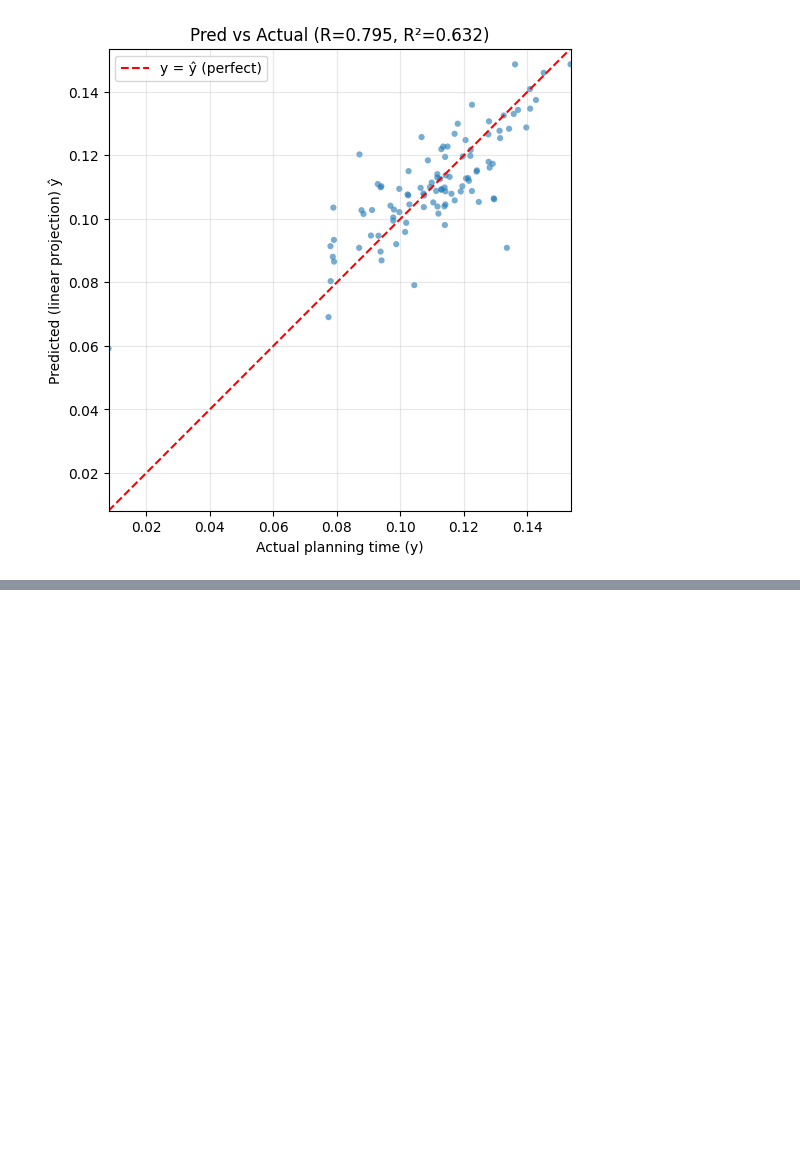
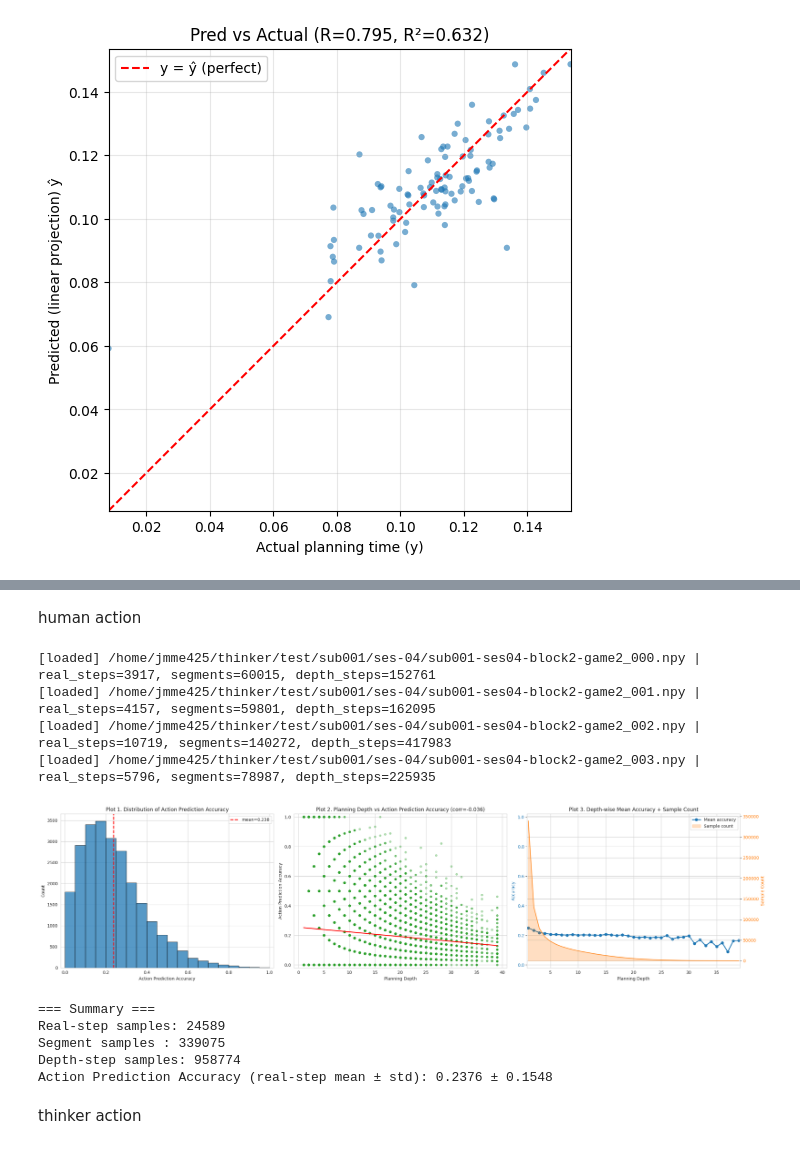
Before and after one commit to jmjmfasdf/thinker, a Jupyter notebook: embedding_analysis.ipynb, the cells around one changed output, grey strips where cells are left out. Saved outputs shown, nothing was run; the diff lists cells and outputs as text; code cells hidden in the pictures; blank space fills up the shorter version.

```diff
--- a/embedding_analysis.ipynb
+++ b/embedding_analysis.ipynb
@@ -19,11 +10,12 @@ print(np.unique(ha.argmax(axis=1), return_counts=True))
 # %%
 file_dir = 'sub003-ses02-block2-game2/video_stat_000.npy'
+file_dir = 'sub001-ses04-block2-game2/video_stat_000.npy'
+file_dir = 'sub001/ses-04/sub001-ses04-block2-game2_000.npy'
+#file_dir = 'thinker-20250817-133813-4500064-0/video_stat.npy'
 #file_dir = 'thinker-20251128-113442-90400-0/video_stat.npy'
 #file_dir = 'thinker-20251023-165530-327280-0/video_stat.npy'
 #file_dir = 'test/spaceinvaders_9e6_1.npy'
 data_dir = os.path.join('./test', file_dir)
 data = (np.load(data_dir, allow_pickle=True)).item()
 print('data.keys():', data.keys())
-print('real image data length:', len(data['real_imgs']))
-print('imagination image data length:', len(data['im_imgs']))
 # %% [output]
@@ -32,0 +23,36 @@ imagination image data length: 227291
+# %%
+import numpy as np
+
+status = np.asarray(data["status"]).reshape(-1)
+cur_rewards = np.asarray(data["env_return"])   # <- flatten 하지 않음
+
+print("status shape:", status.shape)
+print("cur_rewards shape:", cur_rewards.shape)
+
+# 축 방향이 뒤집혀 있으면 보정
+if cur_rewards.shape[0] != status.shape[0]:
+    if cur_rewards.ndim >= 2 and cur_rewards.shape[1] == status.shape[0]:
+        cur_rewards = cur_rewards.T
+    else:
+        raise ValueError(f"shape mismatch: status={status.shape}, cur_rewards={cur_rewards.shape}")
+
+mask = (status == 0)
+
+# status==0 인덱스의 cur_rewards 총합 (모든 reward 채널 합산)
+total_cur_rewards_status0 = np.nansum(cur_rewards[mask])
+print("sum(cur_rewards | status==0) =", total_cur_rewards_status0)
+
+real_mask = (status == 0)
+
+# real step의 env_return만 추린 배열
+real_rewards = cur_rewards[real_mask]
+
+# 그중 뒤에서 100개 (100개보다 적으면 있는 만큼만)
+last100_real = real_rewards[-100:]
+
+print("real step count:", real_rewards.shape[0])
+print("last 100 real-step env_return:\n", last100_real)
+
+
+# (선택) 만약 cur_rewards가 2차원이고 첫 번째 채널만 보고 싶으면:
+# print("sum(cur_rewards[:,0] | status==0) =", np.nansum(cur_rewards[mask, 0]))
@@ -1202,0 +1574,2 @@ print("end count:", term_idx2.size)
+# %% [markdown]
+human action
@@ -1202,0 +1953,17 @@ print("end count:", term_idx2.size)
+# %%
+inputs = ["test/sub001"]
+real_rows, segment_rows, depth_step_rows = analyze_multiple_files(inputs, recursive=True)
+visualize_action_prediction_accuracy(real_rows, segment_rows, depth_step_rows, bins=20)
+# %% [output]
+[loaded] /home/jmme425/thinker/test/sub001/ses-04/sub001-ses04-block2-game2_000.npy | real_steps=3917, segments=60015, depth_steps=152761
+[loaded] /home/jmme425/thinker/test/sub001/ses-04/sub001-ses04-block2-game2_001.npy | real_steps=4157, segments=59801, depth_steps=162095
+[loaded] /home/jmme425/thinker/test/sub001/ses-04/sub001-ses04-block2-game2_002.npy | real_steps=10719, segments=140272, depth_steps=417983
+[loaded] /home/jmme425/thinker/test/sub001/ses-04/sub001-ses04-block2-game2_003.npy | real_steps=5796, segments=78987, depth_steps=225935
+[figure, added]
+=== Summary ===
+Real-step samples: 24589
+Segment samples : 339075
+Depth-step samples: 958774
+Action Prediction Accuracy (real-step mean ± std): 0.2376 ± 0.1548
+# %% [markdown]
+thinker action
```
Also changed, not shown: parts of 13 cells of this notebook, 3 other files.
